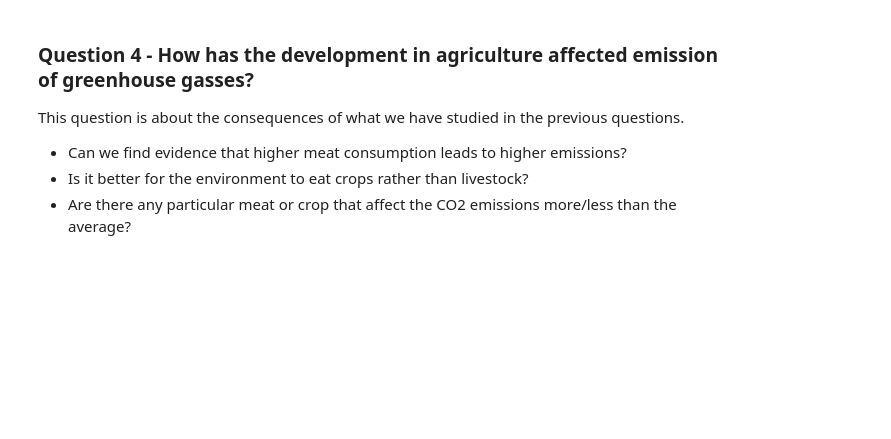
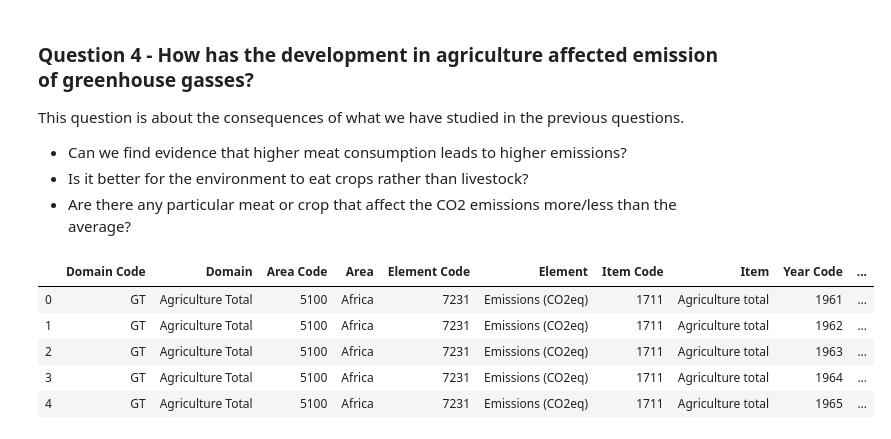
Before and after one commit to theodorhusefest/ADA-2019-project1-sovellettu-tiedon-analysoint, a Jupyter notebook: milestone_3.ipynb, the cells around one changed output. Cells and saved outputs as stored; diff of their text form; code cells hidden in the pictures; blank space fills up the shorter version.

```diff
--- a/milestone_3.ipynb
+++ b/milestone_3.ipynb
@@ -221,3 +222,14 @@ This question is about the consequences of what we have studied in the previous
 - Can we find evidence that higher meat consumption leads to higher emissions?
 - Is it better for the environment to eat crops rather than livestock?
 - Are there any particular meat or crop that affect the CO2 emissions more/less than the average?
+# %%
+# Load data
+emission_data = pd.read_pickle(data_path + 'agriculture_emissions_continents.pkl')
+emission_data.head(5)
+# %% [output]
+|  | Domain Code | Domain | Area Code | Area | Element Code | Element | Item Code | Item | Year Code | ... |
+| 0 | GT | Agriculture Total | 5100 | Africa | 7231 | Emissions (CO2eq) | 1711 | Agriculture total | 1961 | ... |
+| 1 | GT | Agriculture Total | 5100 | Africa | 7231 | Emissions (CO2eq) | 1711 | Agriculture total | 1962 | ... |
+| 2 | GT | Agriculture Total | 5100 | Africa | 7231 | Emissions (CO2eq) | 1711 | Agriculture total | 1963 | ... |
+| 3 | GT | Agriculture Total | 5100 | Africa | 7231 | Emissions (CO2eq) | 1711 | Agriculture total | 1964 | ... |
+| 4 | GT | Agriculture Total | 5100 | Africa | 7231 | Emissions (CO2eq) | 1711 | Agriculture total | 1965 | ... |
```
Also changed, not shown: parts of 10 cells of this notebook, 4 other files.
